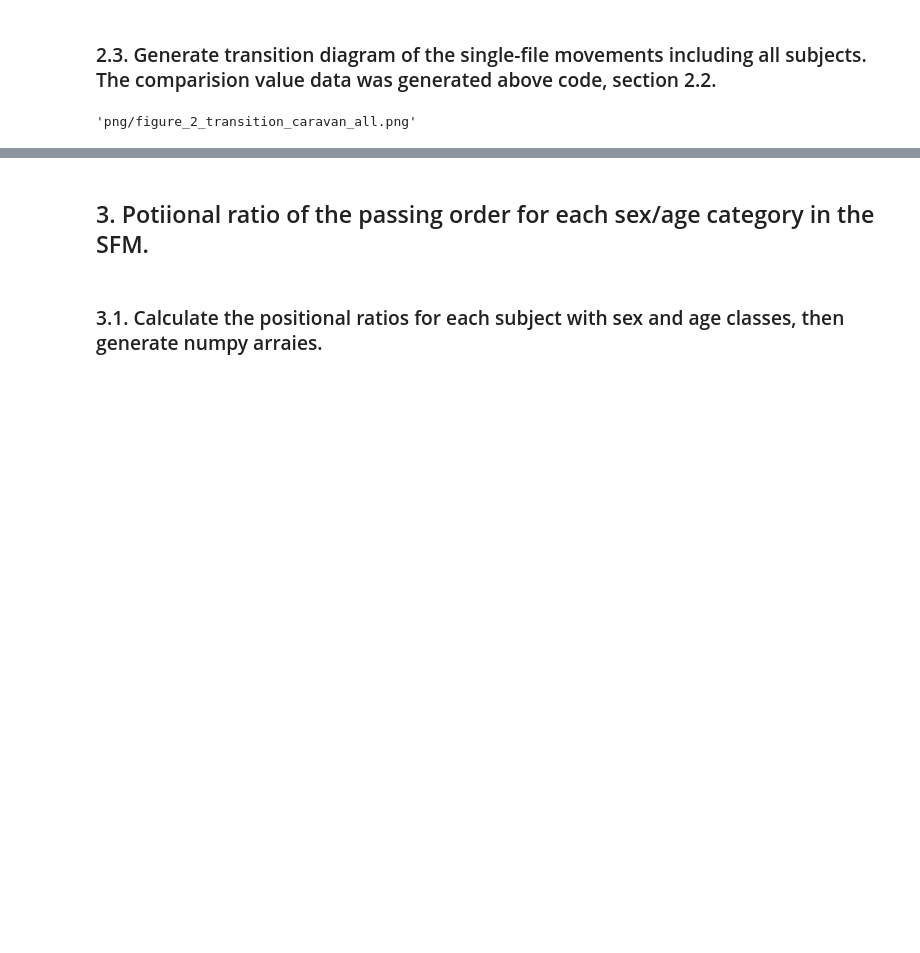
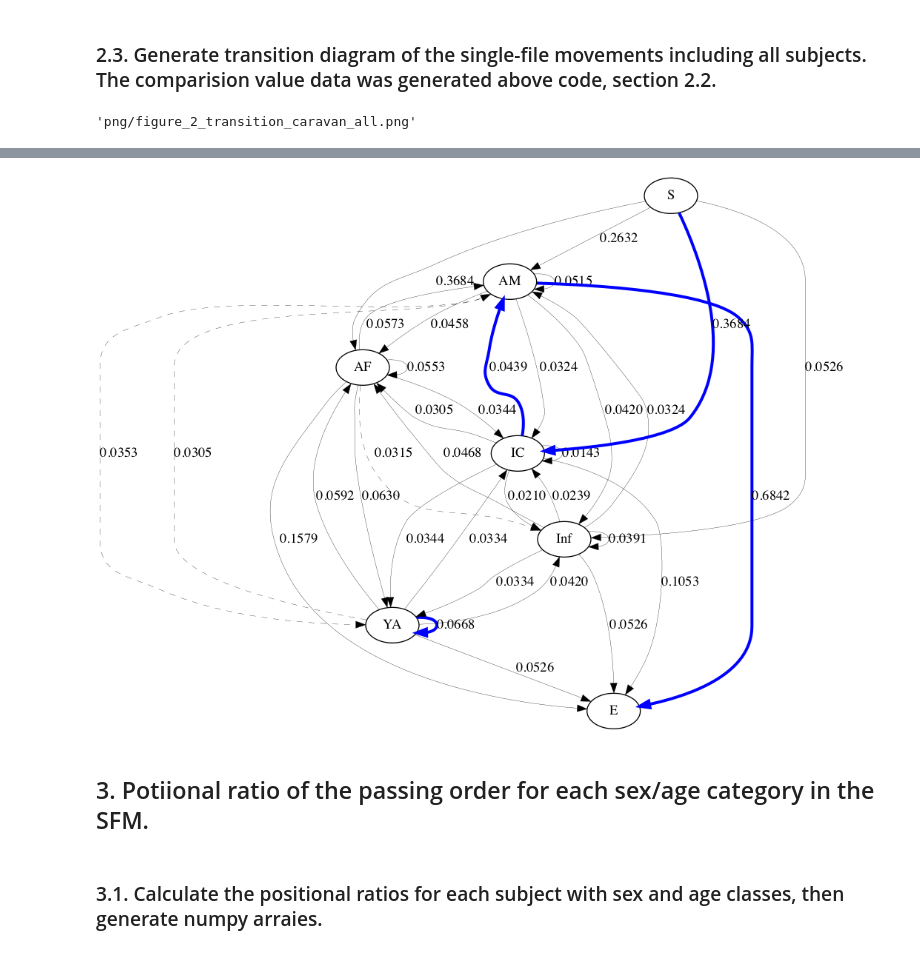
Before and after one commit to hkoda/single_file_movement_stumptailed_macaques_toyoda_et_al, a Jupyter notebook: state_transition_analysis.ipynb, the cells around one changed output, grey strips where cells are left out. Cells and saved outputs as stored; diff of their text form; code cells hidden in the pictures; blank space fills up the shorter version.

Commit message:
transition png add test

```diff
--- a/state_transition_analysis.ipynb
+++ b/state_transition_analysis.ipynb
@@ -274,3 +271,8 @@ output
+# %%
+from IPython.display import Image
+Image('./png/figure_2_transition_caravan_all.png')
+# %% [output]
+[figure, added]
 # %% [markdown]
 ## 3. Potiional ratio of the passing order for each sex/age category in the SFM.
 # %% [markdown]
```
Also changed, not shown: parts of 1 cell of this notebook.
